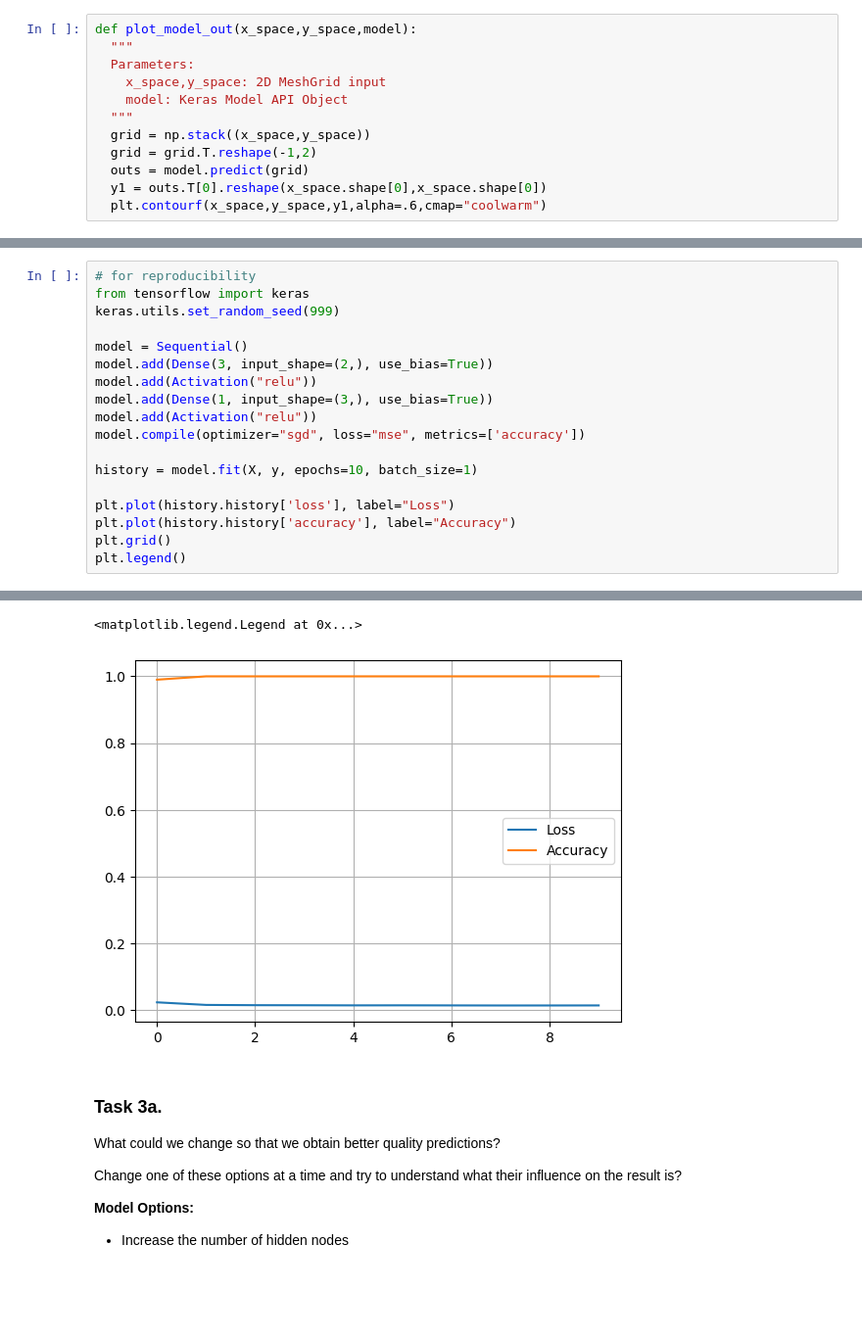
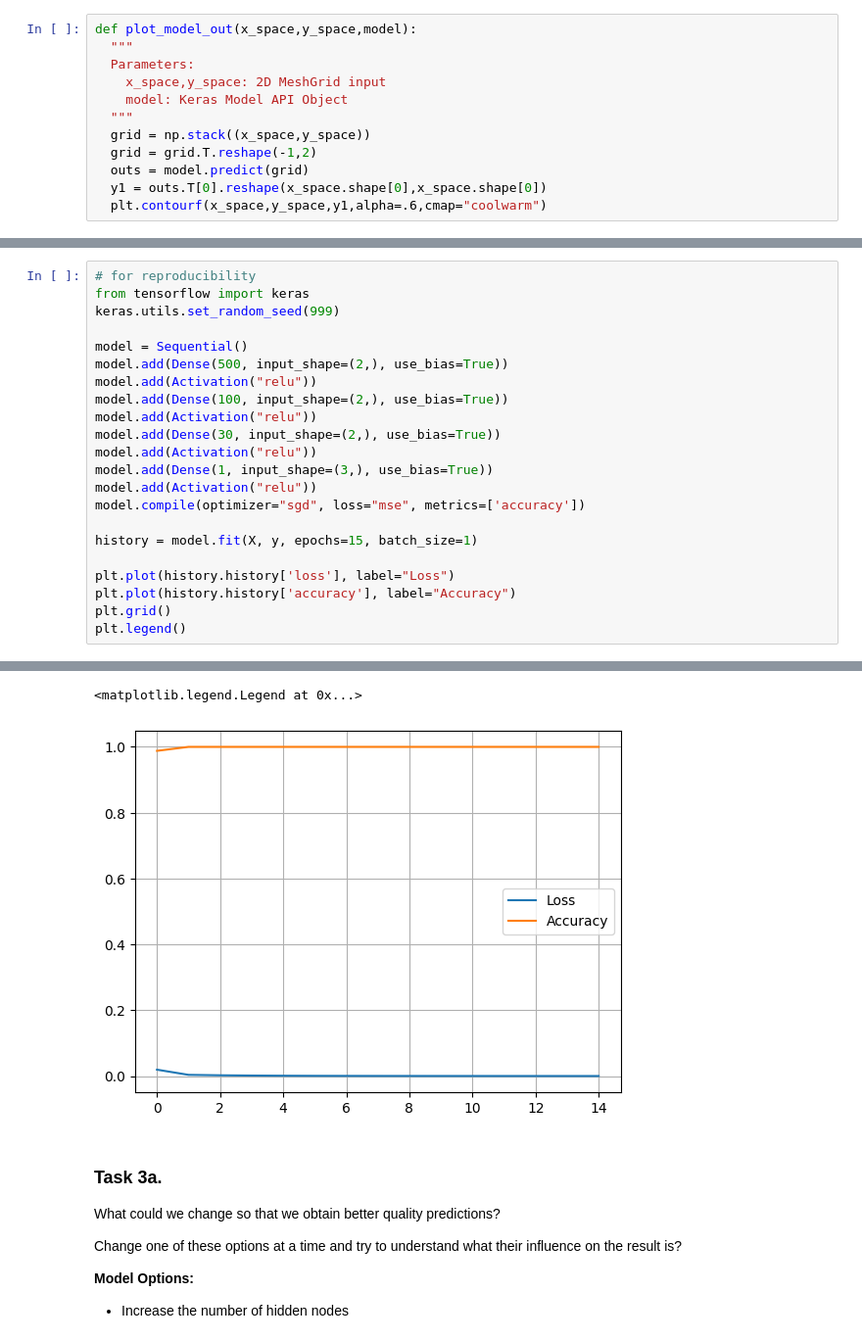
Before and after one commit to noelfischer/mldm_praktika, a Jupyter notebook: L08_Neural_Networks_ASSIGNMENT.ipynb, the cells around one changed output, grey strips where cells are left out. Shown at 98% size. Saved outputs shown, nothing was run; the diff lists cells and outputs as text; blank space fills up the shorter version.

```diff
--- a/L08_Neural_Networks_ASSIGNMENT.ipynb
+++ b/L08_Neural_Networks_ASSIGNMENT.ipynb
@@ -549,13 +559,17 @@ from tensorflow import keras
 keras.utils.set_random_seed(999)
 
 model = Sequential()
-model.add(Dense(3, input_shape=(2,), use_bias=True))
+model.add(Dense(500, input_shape=(2,), use_bias=True))
+model.add(Activation("relu"))
+model.add(Dense(100, input_shape=(2,), use_bias=True))
+model.add(Activation("relu"))
+model.add(Dense(30, input_shape=(2,), use_bias=True))
 model.add(Activation("relu"))
 model.add(Dense(1, input_shape=(3,), use_bias=True))
 model.add(Activation("relu"))
 model.compile(optimizer="sgd", loss="mse", metrics=['accuracy'])
 
-history = model.fit(X, y, epochs=10, batch_size=1)
+history = model.fit(X, y, epochs=15, batch_size=1)
 
 plt.plot(history.history['loss'], label="Loss")
 plt.plot(history.history['accuracy'], label="Accuracy")
@@ -585,5 +596,5 @@ Epoch 10/10
 <matplotlib.legend.Legend at 0x...>
-[figure, old version]
+[figure, new version]
 # %% [markdown]
 ### Task 3a.
 
```
Also changed, not shown: parts of 10 cells of this notebook.
